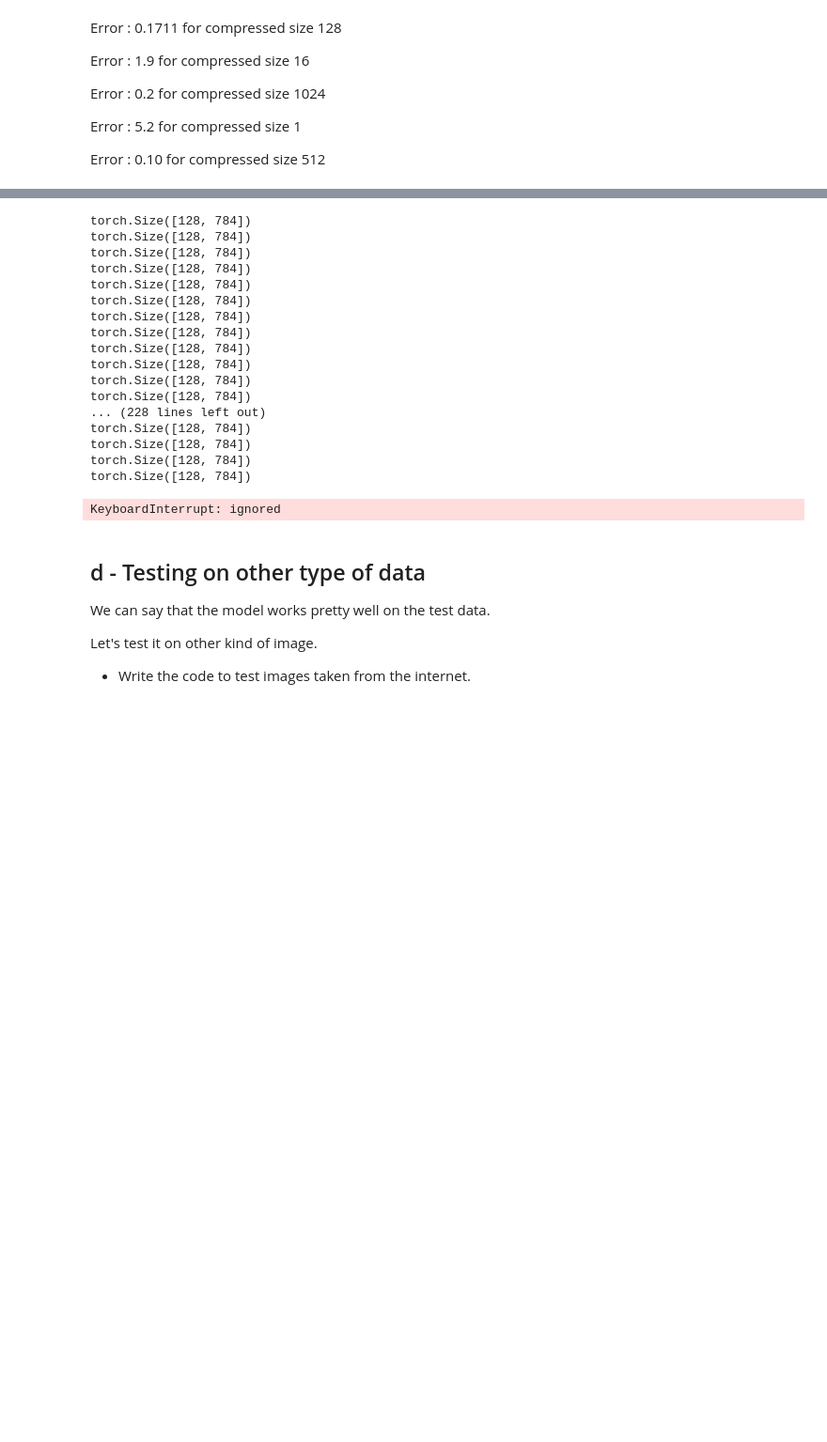
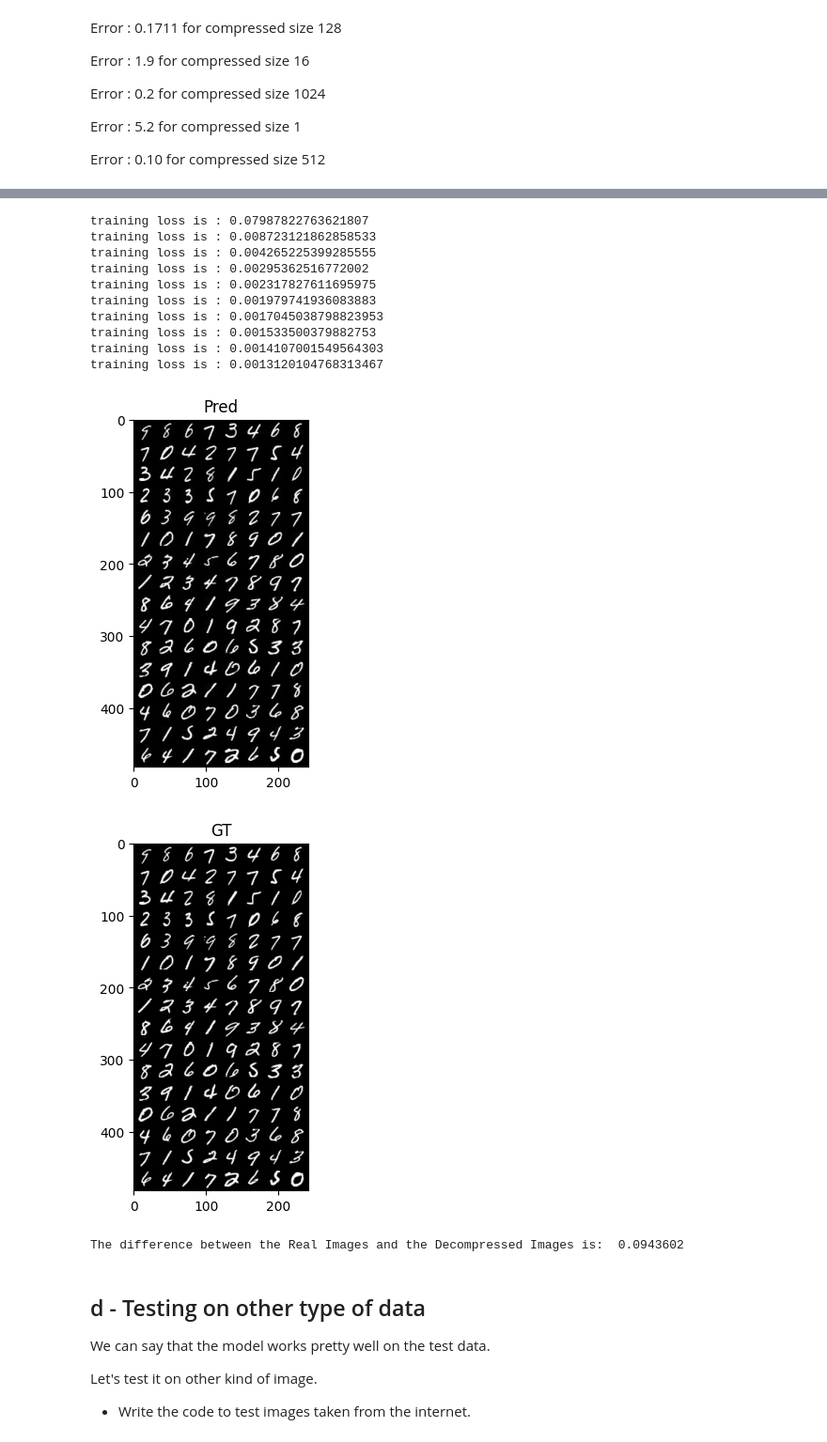
Before and after one commit to YounMars/DL_Projects, a Jupyter notebook: Deep Learning/Image compression using autoencoders: a deep learning task.ipynb, the cells around one changed output, grey strips where cells are left out. Shown at 94% size. Saved outputs shown, nothing was run; the diff lists cells and outputs as text; code cells hidden in the pictures; blank space fills up the shorter version.

```diff
--- a/Deep Learning/Image compression using autoencoders: a deep learning task.ipynb
+++ b/Deep Learning/Image compression using autoencoders: a deep learning task.ipynb
@@ -513,12 +514,12 @@ with torch.no_grad():
 
 # Plot the last batch
 print(data[0].shape)
-outputs = outputs.view(128, 1, 28, 28)
+outputs = outputs.view(-1, 1, 28, 28)
 imshow(make_grid(outputs.detach().cpu()),'Pred')
 imshow(make_grid(data[0]),'GT')
 
 # TODO : Print the difference in decompression and write it somewhere
-print('The difference between the Real Images and the Decompressed Images is: ',losses)
+print('The difference between the Real Images and the Decompressed Images is: ',losses.detach().cpu().numpy())
 # %% [output]
 torch.Size([128, 1, 28, 28])
 [figure]
@@ -546,7 +547,7 @@ model = AutoEncoder_MLP(28*28,512)
 device = 'cuda' if torch.cuda.is_available() else 'cpu'
 net = model.to(device)
 criterion = nn.MSELoss()
-learning_rate = 0.01
+learning_rate = 0.001
 optimizer = torch.optim.Adam(model.parameters(), lr=learning_rate)
 num_epochs = 10
 
@@ -556,7 +557,7 @@ for epoch in range(num_epochs) :
     # Train Loop
     for i, data in enumerate(train_loader, 0):
       image, label = data[0].view(data[0].shape[0],-1).to(device), data[1]
-      print(image.shape)
+
       optimizer.zero_grad()
       outputs = net(image)
       outputs = outputs.view(outputs.size(),-1).to(device)
@@ -566,59 +567,54 @@ for epoch in range(num_epochs) :
       running_loss_t += loss.item()
       if i == 50:
         running_loss_t= running_loss_t/50
-        print('training loss is :',loss)
+        print('training loss is :',running_loss_t)
 
     # Validation Loop
     with torch.no_grad():
       for i, data in enumerate(val_loader, 0):
         image, label = data[0].view(data[0].shape[0],-1).to(device), data[1]
         outputs = net(image)
         outputs = outputs.view(outputs.size(),-1).to(device)
         loss = criterion(outputs,image )
         running_loss_v += loss.item()
         if i == 50:
             running_loss_v= running_loss_v/mini_batches_print
             print('validation loss is :',running_loss_v)
 
 
 # TODO : Test the Trained Model. Can we copy paste previous stuff ?
 
 with torch.no_grad():
   losses = 0
   for i, data in enumerate(test_loader, 0):
     image, label = data[0].view(data[0].shape[0],-1).to(device), data[1]
     outputs = net(image) # use net()
     outputss = outputs.view(outputs.size(),-1).to(device)
     loss = criterion(outputss,image ) # use criterion()
     losses +=loss # accumulate 'loss' into 'losses'
 
 # Plot the last batch
-print(data[0].shape)
-outputs = outputs.view(128, 1, 28, 28)
+
+outputs = outputs.view(-1, 1, 28, 28)
 imshow(make_grid(outputs.detach().cpu()),'Pred')
 imshow(make_grid(data[0]),'GT')
 
 # TODO : Print the difference in decompression and write it somewhere
-print('The difference between the Real Images and the Decompressed Images is: ',losses)
+print('The difference between the Real Images and the Decompressed Images is: ',losses.detach().cpu().numpy())
 # %% [output]
-torch.Size([128, 784])
-torch.Size([128, 784])
-torch.Size([128, 784])
-torch.Size([128, 784])
-torch.Size([128, 784])
-torch.Size([128, 784])
-torch.Size([128, 784])
-torch.Size([128, 784])
-torch.Size([128, 784])
-torch.Size([128, 784])
-torch.Size([128, 784])
-torch.Size([128, 784])
-... (228 lines left out)
-torch.Size([128, 784])
-torch.Size([128, 784])
-torch.Size([128, 784])
-torch.Size([128, 784])
+training loss is : 0.07987822763621807
+training loss is : 0.008723121862858533
+training loss is : 0.004265225399285555
+training loss is : 0.00295362516772002
+training loss is : 0.002317827611695975
+training loss is : 0.001979741936083883
+training loss is : 0.0017045038798823953
+training loss is : 0.001533500379882753
+training loss is : 0.0014107001549564303
+training loss is : 0.0013120104768313467
+[figure, added]
+[figure, added]
-KeyboardInterrupt: ignored
+The difference between the Real Images and the Decompressed Images is:  0.0943602
 # %% [markdown]
 ## d - Testing on other type of data
 
```
Also changed, not shown: parts of 12 cells of this notebook.
